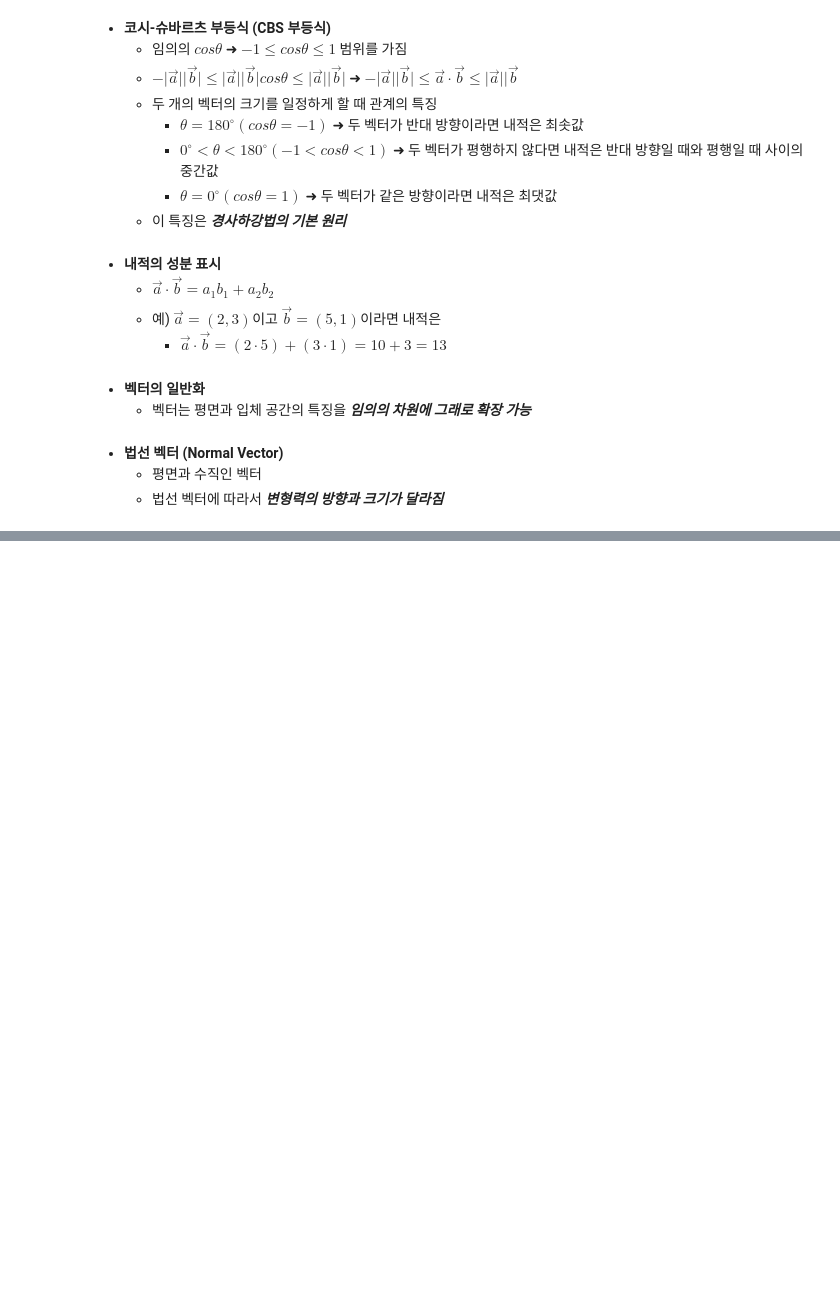
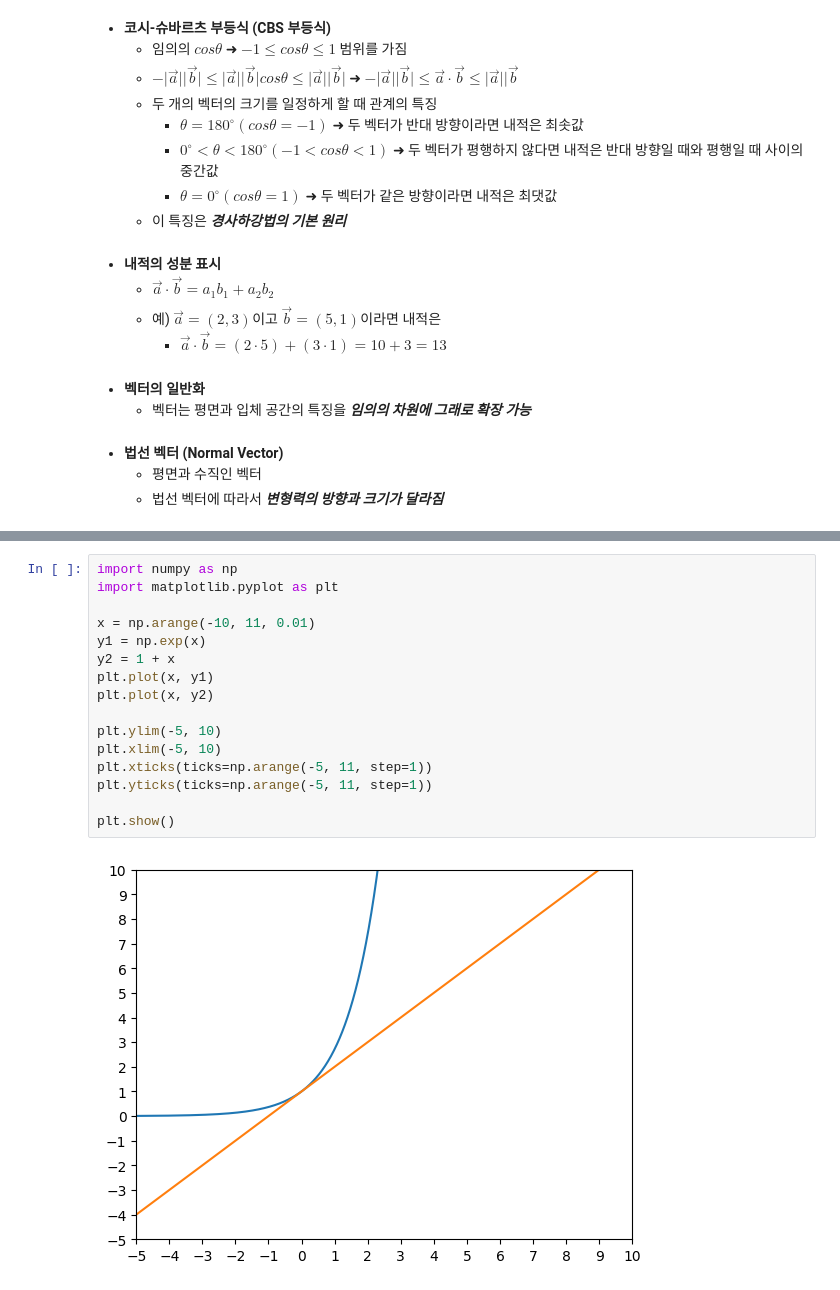
Before and after one commit to LeeYuJoung/Engineering_Mathematics, a Jupyter notebook: 처음 배우는 딥러닝 수학/Chapter02. 신경망을 위한 수학 기초.ipynb, the cells around one changed output, grey strips where cells are left out. Saved outputs shown, nothing was run; the diff lists cells and outputs as text; blank space fills up the shorter version.

```diff
--- a/처음 배우는 딥러닝 수학/Chapter02. 신경망을 위한 수학 기초.ipynb
+++ b/처음 배우는 딥러닝 수학/Chapter02. 신경망을 위한 수학 기초.ipynb
@@ -306,0 +413,18 @@ np.linalg.norm(a)
+# %%
+import numpy as np
+import matplotlib.pyplot as plt
+
+x = np.arange(-10, 11, 0.01)
+y1 = np.exp(x)
+y2 = 1 + x
+plt.plot(x, y1)
+plt.plot(x, y2)
+
+plt.ylim(-5, 10)
+plt.xlim(-5, 10)
+plt.xticks(ticks=np.arange(-5, 11, step=1))
+plt.yticks(ticks=np.arange(-5, 11, step=1))
+
+plt.show()
+# %% [output]
+[figure, added]
```
Also changed, not shown: parts of 55 cells of this notebook.
